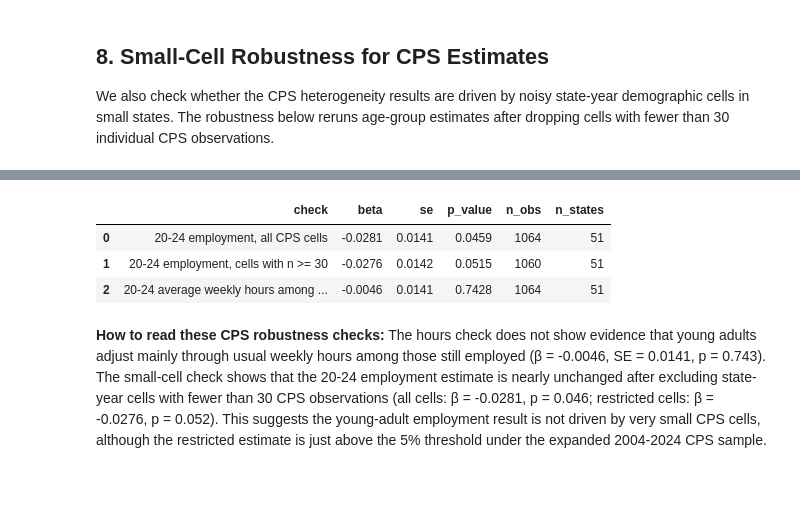
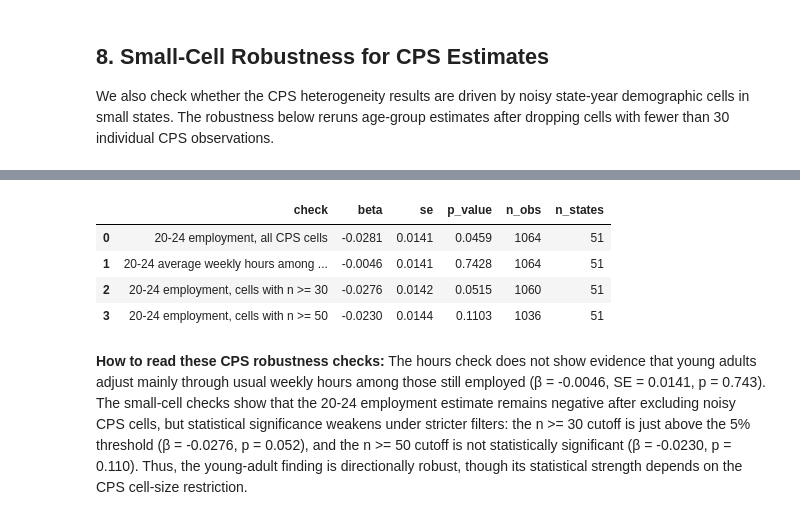
Before and after one commit to Gechyb/IDS_701-Causal-Inference_Final, a Jupyter notebook: notebooks/09_cps_heterogeneity.ipynb, the cells around one changed output, grey strips where cells are left out. Drawn from its saved outputs; the diff is of its cells as text; code cells hidden in the pictures; blank space fills up the shorter version.

```diff
--- a/notebooks/09_cps_heterogeneity.ipynb
+++ b/notebooks/09_cps_heterogeneity.ipynb
@@ -438,47 +444,60 @@ young_adult_full = small_cell_results[
     (small_cell_results["age_group"] == "20-24")
     & (small_cell_results["sample"] == "All state-year cells")
 ].iloc[0]
-young_adult_restricted = small_cell_results[
+young_adult_n30 = small_cell_results[
     (small_cell_results["age_group"] == "20-24")
-    & (small_cell_results["sample"] == f"Cells with n >= {MIN_CELL_N}")
+    & (small_cell_results["sample"] == "Cells with n >= 30")
+].iloc[0]
+young_adult_n50 = small_cell_results[
+    (small_cell_results["age_group"] == "20-24")
+    & (small_cell_results["sample"] == "Cells with n >= 50")
 ].iloc[0]
 
 cps_robustness_table = pd.DataFrame(
     [
         {
             "check": "20-24 employment, all CPS cells",
             "beta": young_adult_full["beta"],
             "se": young_adult_full["se"],
             "p_value": young_adult_full["p_value"],
             "n_obs": young_adult_full["n_obs"],
             "n_states": young_adult_full["n_states"],
         },
         {
-            "check": f"20-24 employment, cells with n >= {MIN_CELL_N}",
-            "beta": young_adult_restricted["beta"],
-            "se": young_adult_restricted["se"],
-            "p_value": young_adult_restricted["p_value"],
-            "n_obs": young_adult_restricted["n_obs"],
-            "n_states": young_adult_restricted["n_states"],
-        },
-        {
             "check": "20-24 average weekly hours among employed",
             "beta": young_hours_result["beta"],
             "se": young_hours_result["se"],
             "p_value": young_hours_result["p_value"],
             "n_obs": young_hours_result["n_obs"],
             "n_states": young_hours_result["n_states"],
         },
+        {
+            "check": "20-24 employment, cells with n >= 30",
+            "beta": young_adult_n30["beta"],
+            "se": young_adult_n30["se"],
+            "p_value": young_adult_n30["p_value"],
+            "n_obs": young_adult_n30["n_obs"],
+            "n_states": young_adult_n30["n_states"],
+        },
+        {
+            "check": "20-24 employment, cells with n >= 50",
+            "beta": young_adult_n50["beta"],
+            "se": young_adult_n50["se"],
+            "p_value": young_adult_n50["p_value"],
+            "n_obs": young_adult_n50["n_obs"],
+            "n_states": young_adult_n50["n_states"],
+        },
     ]
 )
 for col in ["beta", "se", "p_value"]:
     cps_robustness_table[col] = cps_robustness_table[col].round(4)
 
 cps_robustness_table
 # %% [output]
 |  | check | beta | se | p_value | n_obs | n_states |
 | 0 | 20-24 employment, all CPS cells | -0.0281 | 0.0141 | 0.0459 | 1064 | 51 |
-| 1 | 20-24 employment, cells with n >= 30 | -0.0276 | 0.0142 | 0.0515 | 1060 | 51 |
-| 2 | 20-24 average weekly hours among ... | -0.0046 | 0.0141 | 0.7428 | 1064 | 51 |
+| 1 | 20-24 average weekly hours among ... | -0.0046 | 0.0141 | 0.7428 | 1064 | 51 |
+| 2 | 20-24 employment, cells with n >= 30 | -0.0276 | 0.0142 | 0.0515 | 1060 | 51 |
+| 3 | 20-24 employment, cells with n >= 50 | -0.0230 | 0.0144 | 0.1103 | 1036 | 51 |
 # %% [markdown]
-**How to read these CPS robustness checks:** The hours check does not show evidence that young adults adjust mainly through usual weekly hours among those still employed (β = -0.0046, SE = 0.0141, p = 0.743). The small-cell check shows that the 20-24 employment estimate is nearly unchanged after excluding state-year cells with fewer than 30 CPS observations (all cells: β = -0.0281, p = 0.046; restricted cells: β = -0.0276, p = 0.052). This suggests the young-adult employment result is not driven by very small CPS cells, although the restricted estimate is just above the 5% threshold under the expanded 2004-2024 CPS sample.
+**How to read these CPS robustness checks:** The hours check does not show evidence that young adults adjust mainly through usual weekly hours among those still employed (β = -0.0046, SE = 0.0141, p = 0.743). The small-cell checks show that the 20-24 employment estimate remains negative after excluding noisy CPS cells, but statistical significance weakens under stricter filters: the n >= 30 cutoff is just above the 5% threshold (β = -0.0276, p = 0.052), and the n >= 50 cutoff is not statistically significant (β = -0.0230, p = 0.110). Thus, the young-adult finding is directionally robust, though its statistical strength depends on the CPS cell-size restriction.
```
Also changed, not shown: parts of 1 cell of this notebook.
